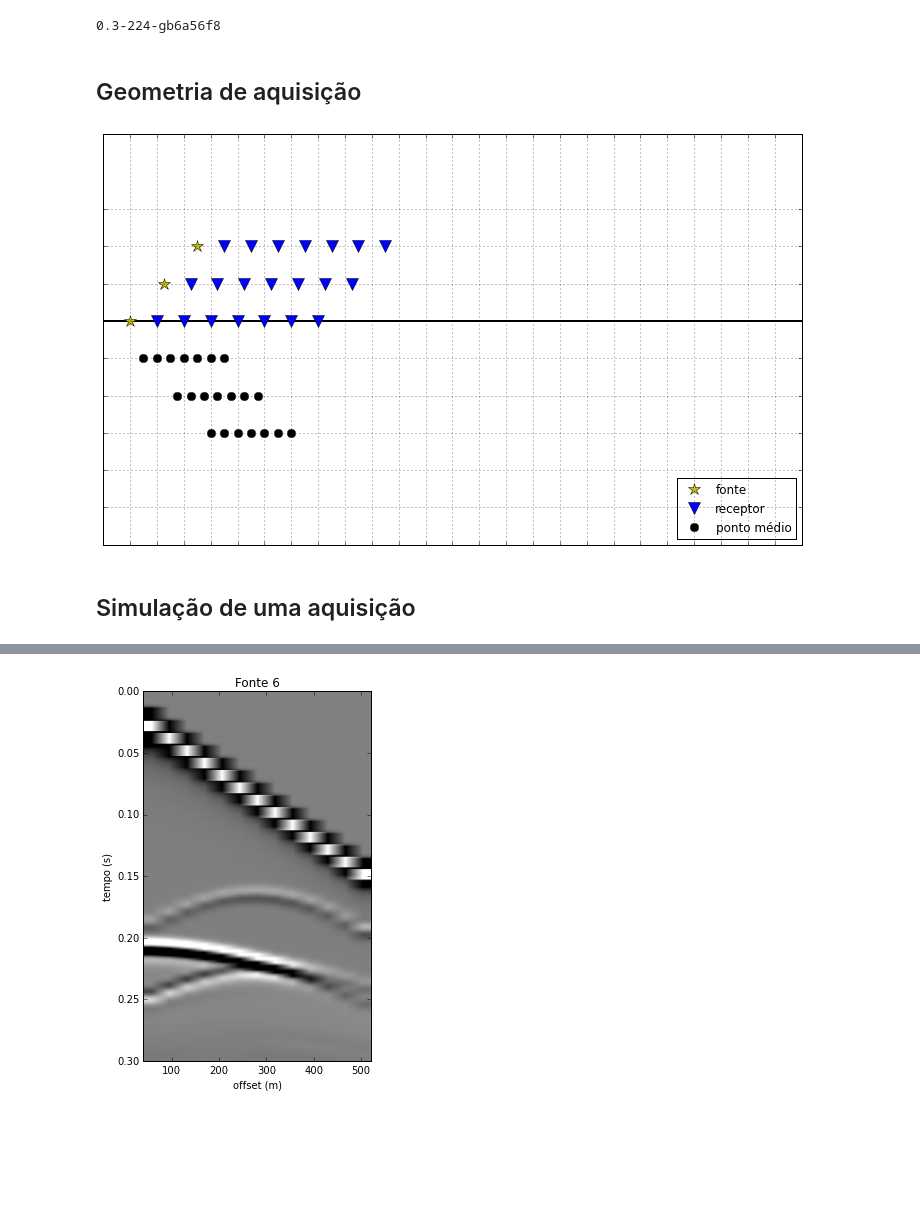
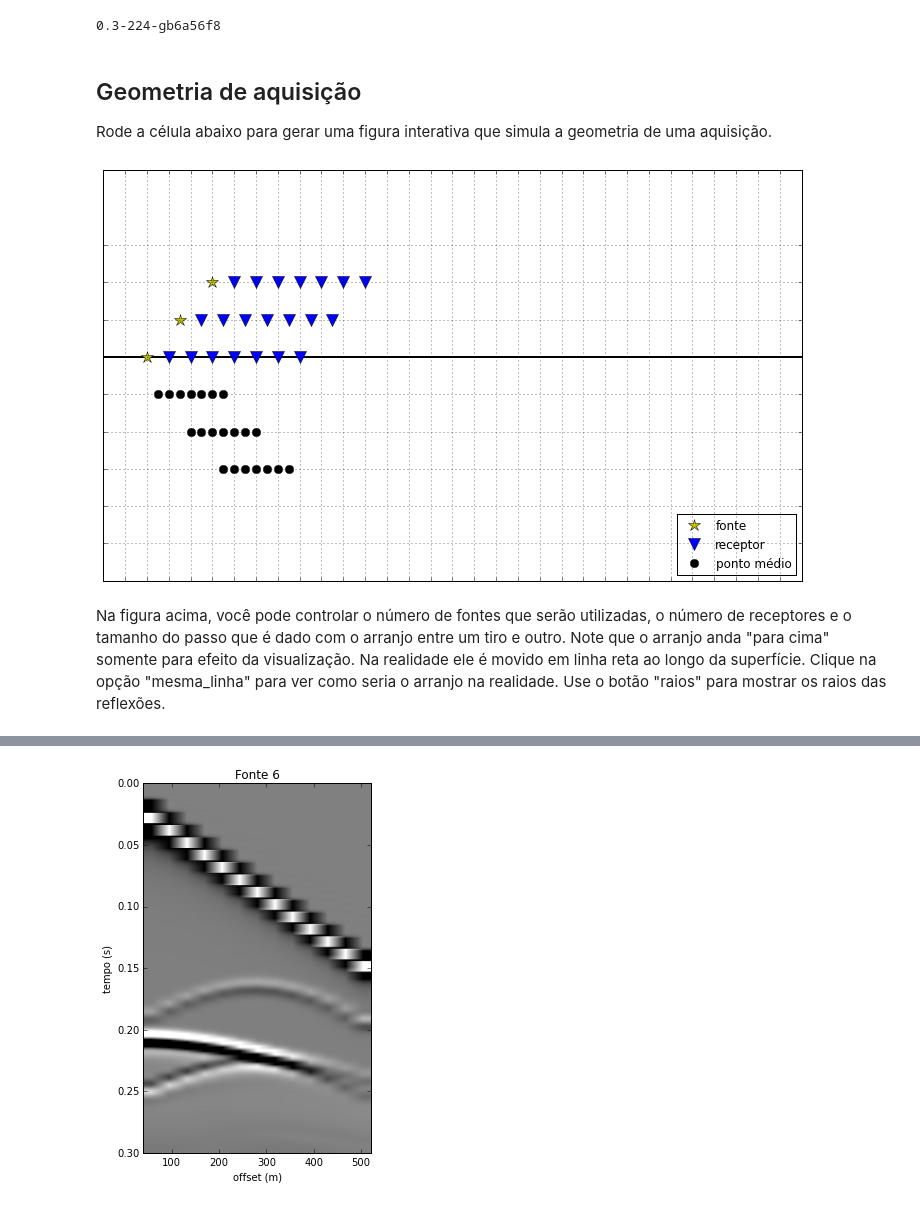
Before and after one commit to leouieda/geofisica2, a Jupyter notebook: notebooks/sismica-reflexao.ipynb, the cells around one changed output, grey strips where cells are left out. Drawn from its saved outputs; the diff is of its cells as text; code cells hidden in the pictures; blank space fills up the shorter version.

```diff
--- a/notebooks/sismica-reflexao.ipynb
+++ b/notebooks/sismica-reflexao.ipynb
@@ -38,41 +38,43 @@ from multiprocessing import Pool
 print(fatiando.__version__)
 # %% [output]
 0.3-224-gb6a56f8
-# %% [markdown]
-## Geometria de aquisição
+# %% [markdown]
+## Geometria de aquisição
+
+Rode a célula abaixo para gerar uma figura interativa que simula a geometria de uma aquisição.
 # %%
 def plot_aquisicao(fontes, receptores, passo, raios, mesma_linha):
-    offset = 2
+    offset = 1
     plt.figure(figsize=(10, 6))
     ax = plt.subplot(111)
     fontes = np.arange(0, fontes*passo, passo)
     for i, f in enumerate(fontes):
         if mesma_linha:
             i = 0
         recep = f + np.arange(offset, offset*receptores, offset)
         mid = (f + recep)/2
         tmp = i*np.ones_like(recep)
         if raios:
             for r, m in zip(recep, mid):
                 plt.plot([f, m, r], [i + 1, -i, i + 1], '-k')
         plotf, = plt.plot(f, i + 1, '*y', markersize=12)
         plotr, = plt.plot(recep, tmp + 1, 'vb', markersize=12)
         plotm, = plt.plot(mid, -tmp, 'ok', markersize=8)
     plt.legend((plotf, plotr, plotm),
                ('fonte', 'receptor', u'ponto médio'),
                numpoints=1, fancybox=False, loc='lower right')
-    plt.xlim(-2, 50)
+    plt.xlim(-2, 30)
     plt.ylim(-5, 6)
-    plt.xticks(range(-2, 50, 2))
+    plt.xticks(range(-2, 30, 1))
     plt.yticks(range(-5, 5, 1))
     ax.set_xticklabels([])
     ax.set_yticklabels([])
-    plt.hlines(1, -2, 50, linewidth=2)
+    plt.hlines(1, -2, 30, linewidth=2)
     plt.grid()
     plt.tight_layout()
-widgets.interactive(plot_aquisicao, fontes=(1, 5, 1), receptores=(1, 15, 1), passo=(0.5, 5, 0.5),
+widgets.interactive(plot_aquisicao, fontes=(1, 5, 1), receptores=(1, 15, 1), passo=(0.5, 3, 0.5),
                     raios=False, mesma_linha=False)
 # %% [output]
-[figure, old version]
+[figure, new version]
-# %% [markdown]
-## Simulação de uma aquisição
+# %% [markdown]
+Na figura acima, você pode controlar o número de fontes que serão utilizadas, o número de receptores e o tamanho do passo que é dado com o arranjo entre um tiro e outro. Note que o arranjo anda "para cima" somente para efeito da visualização. Na realidade ele é movido em linha reta ao longo da superfície. Clique na opção "mesma_linha" para ver como seria o arranjo na realidade. Use o botão "raios" para mostrar os raios das reflexões.
```
Also changed, not shown: parts of 27 cells of this notebook.
